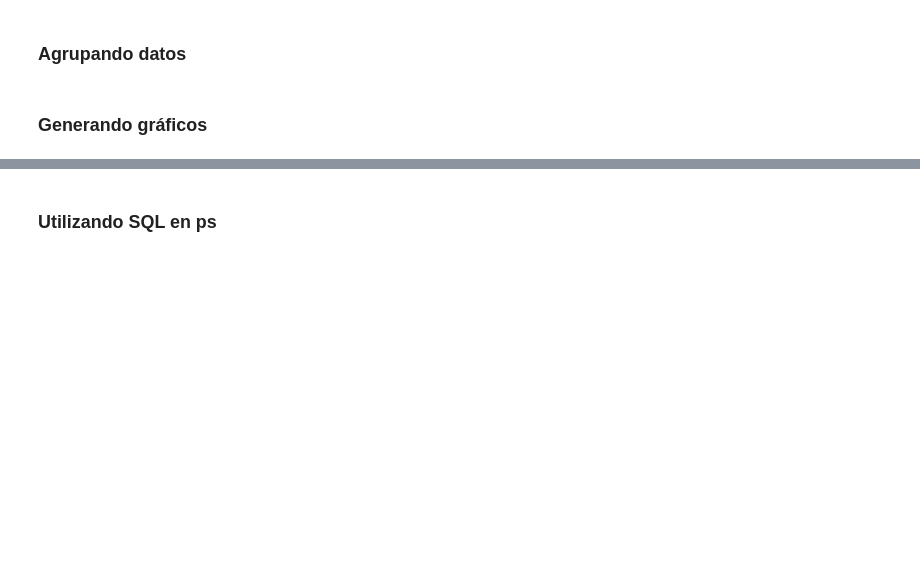
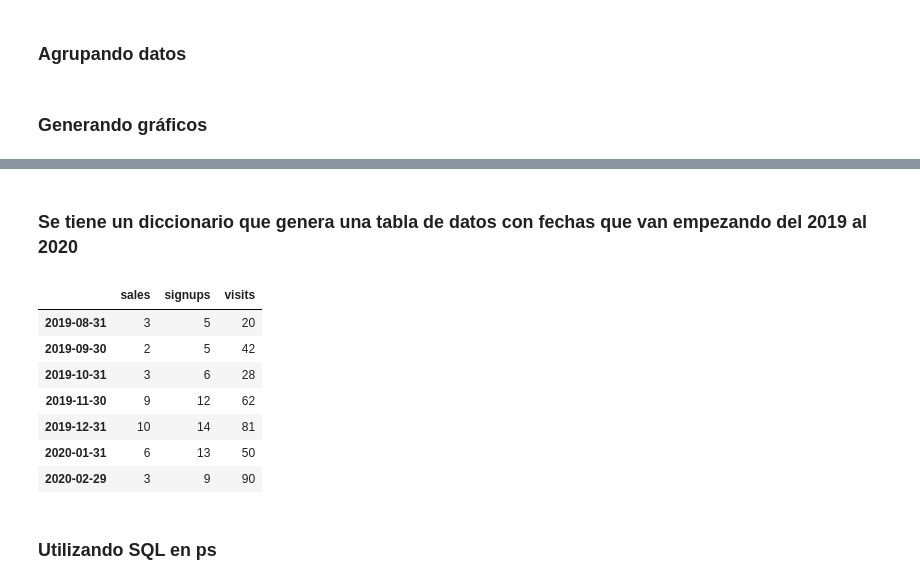
Before and after one commit to GretelFurrer/procesbigdata, a Jupyter notebook: 7. Notebebooks/3. API Pandas/Ejercicio práctico_Pandas.ipynb, the cells around one changed output, grey strips where cells are left out. Drawn from its saved outputs; the diff is of its cells as text; code cells hidden in the pictures; blank space fills up the shorter version.

```diff
--- a/7. Notebebooks/3. API Pandas/Ejercicio práctico_Pandas.ipynb
+++ b/7. Notebebooks/3. API Pandas/Ejercicio práctico_Pandas.ipynb
@@ -128,12 +147,24 @@ kdf = ps.DataFrame({'speed': speed,
+# %% [markdown]
+### Se tiene un diccionario que genera una tabla de datos con fechas que van empezando del 2019 al 2020
 # %%
 kdf = ps.DataFrame({
     'sales': [3, 2, 3, 9, 10, 6, 3],
     'signups': [5, 5, 6, 12, 14, 13, 9],
     'visits': [20, 42, 28, 62, 81, 50, 90],
 }, index=pd.date_range(start='2019/08/15', end='2020/03/09',
                        freq='M'))
 
+kdf
 ## Genera un grafico de areas con kdf y matplotlib
+# %% [output]
+|  | sales | signups | visits |
+| 2019-08-31 | 3 | 5 | 20 |
+| 2019-09-30 | 2 | 5 | 42 |
+| 2019-10-31 | 3 | 6 | 28 |
+| 2019-11-30 | 9 | 12 | 62 |
+| 2019-12-31 | 10 | 14 | 81 |
+| 2020-01-31 | 6 | 13 | 50 |
+| 2020-02-29 | 3 | 9 | 90 |
 # %% [markdown]
 ### Utilizando SQL en ps
 # %%
```
Also changed, not shown: parts of 8 cells of this notebook, 2 other files.
